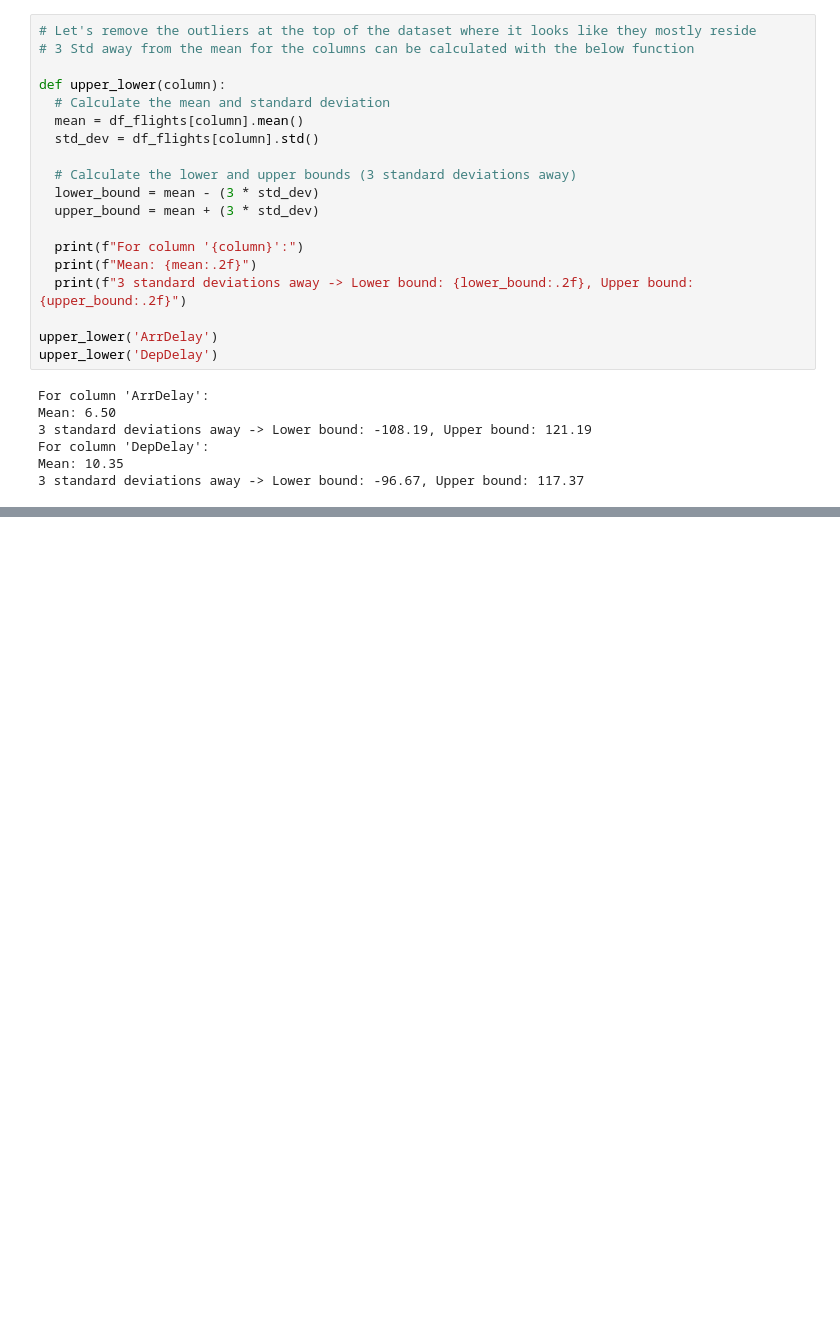
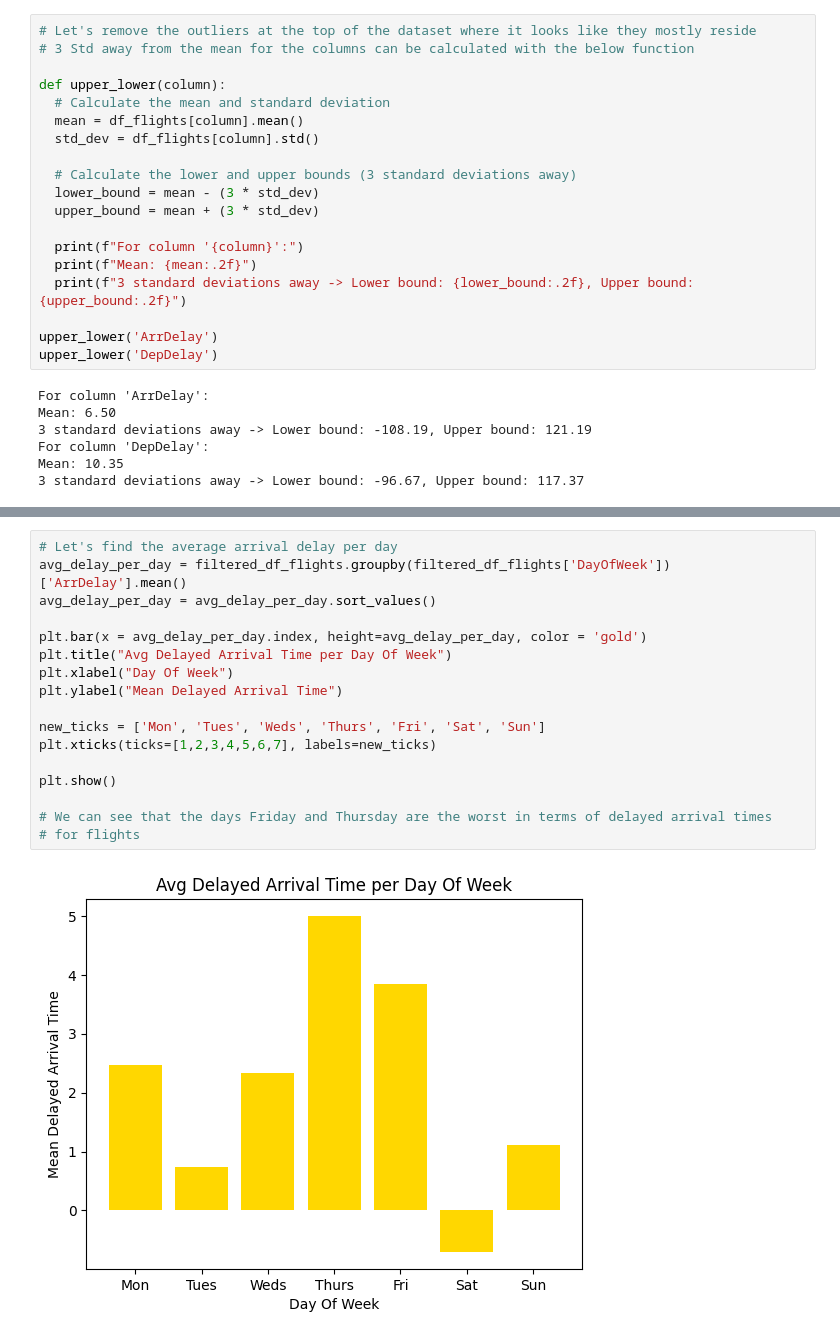
Before and after one commit to jarviscanada/jarvis_data_eng_AhmedAmer, a Jupyter notebook: python_data_analytics/python_data_wrangling/flights_challenge.ipynb, the cells around one changed output, grey strips where cells are left out. Cells and saved outputs as stored; diff of their text form; blank space fills up the shorter version.

```diff
--- a/python_data_analytics/python_data_wrangling/flights_challenge.ipynb
+++ b/python_data_analytics/python_data_wrangling/flights_challenge.ipynb
@@ -245,0 +238,19 @@ Maximum:117.00
+# %%
+# Let's find the average arrival delay per day
+avg_delay_per_day = filtered_df_flights.groupby(filtered_df_flights['DayOfWeek'])['ArrDelay'].mean()
+avg_delay_per_day = avg_delay_per_day.sort_values()
+
+plt.bar(x = avg_delay_per_day.index, height=avg_delay_per_day, color = 'gold')
+plt.title("Avg Delayed Arrival Time per Day Of Week")
+plt.xlabel("Day Of Week")
+plt.ylabel("Mean Delayed Arrival Time")
+
+new_ticks = ['Mon', 'Tues', 'Weds', 'Thurs', 'Fri', 'Sat', 'Sun']
+plt.xticks(ticks=[1,2,3,4,5,6,7], labels=new_ticks)
+
+plt.show()
+
+# We can see that the days Friday and Thursday are the worst in terms of delayed arrival times
+# for flights
+# %% [output]
+[figure, added]
```
Also changed, not shown: parts of 7 cells of this notebook, 1 other file.
